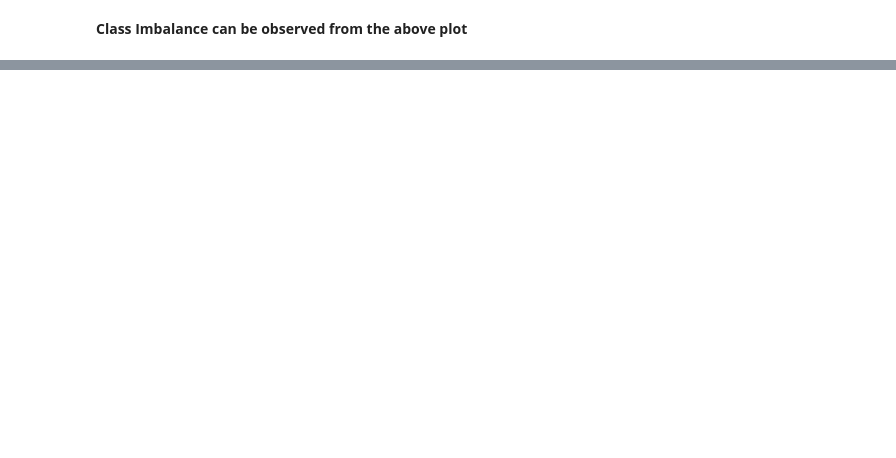
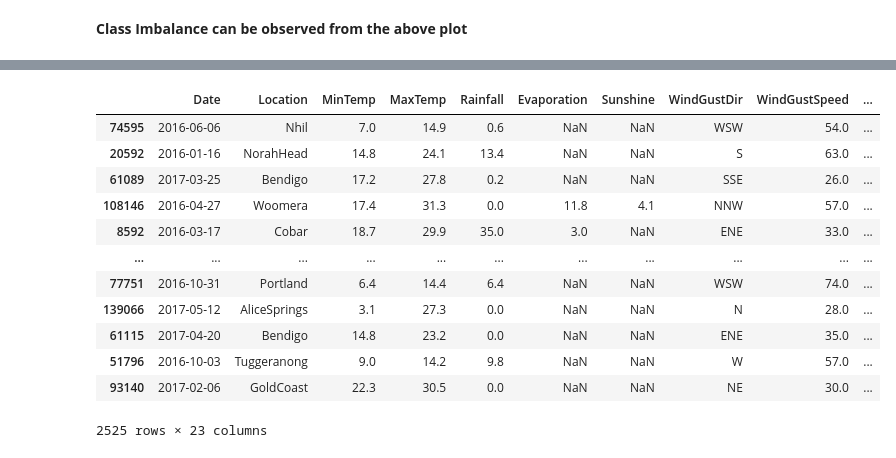
Before and after one commit to Surya8Singh/Portfolio_Projects, a Jupyter notebook: rain-prediction-logistic-regression.ipynb, the cells around one changed output, grey strips where cells are left out. Saved outputs shown, nothing was run; the diff lists cells and outputs as text; code cells hidden in the pictures; blank space fills up the shorter version.

```diff
--- a/rain-prediction-logistic-regression.ipynb
+++ b/rain-prediction-logistic-regression.ipynb
@@ -81,0 +161,16 @@ px.scatter(raw_df.sample(2000), x = 'Temp3pm', y = 'Humidity3pm', title = 'Temp.
+# %%
+test_df
+# %% [output]
+|  | Date | Location | MinTemp | MaxTemp | Rainfall | Evaporation | Sunshine | WindGustDir | WindGustSpeed | ... |
+| 74595 | 2016-06-06 | Nhil | 7.0 | 14.9 | 0.6 | NaN | NaN | WSW | 54.0 | ... |
+| 20592 | 2016-01-16 | NorahHead | 14.8 | 24.1 | 13.4 | NaN | NaN | S | 63.0 | ... |
+| 61089 | 2017-03-25 | Bendigo | 17.2 | 27.8 | 0.2 | NaN | NaN | SSE | 26.0 | ... |
+| 108146 | 2016-04-27 | Woomera | 17.4 | 31.3 | 0.0 | 11.8 | 4.1 | NNW | 57.0 | ... |
+| 8592 | 2016-03-17 | Cobar | 18.7 | 29.9 | 35.0 | 3.0 | NaN | ENE | 33.0 | ... |
+| ... | ... | ... | ... | ... | ... | ... | ... | ... | ... | ... |
+| 77751 | 2016-10-31 | Portland | 6.4 | 14.4 | 6.4 | NaN | NaN | WSW | 74.0 | ... |
+| 139066 | 2017-05-12 | AliceSprings | 3.1 | 27.3 | 0.0 | NaN | NaN | N | 28.0 | ... |
+| 61115 | 2017-04-20 | Bendigo | 14.8 | 23.2 | 0.0 | NaN | NaN | ENE | 35.0 | ... |
+| 51796 | 2016-10-03 | Tuggeranong | 9.0 | 14.2 | 9.8 | NaN | NaN | W | 57.0 | ... |
+| 93140 | 2017-02-06 | GoldCoast | 22.3 | 30.5 | 0.0 | NaN | NaN | NE | 30.0 | ... |
+2525 rows × 23 columns
```
Also changed, not shown: parts of 9 cells of this notebook.
